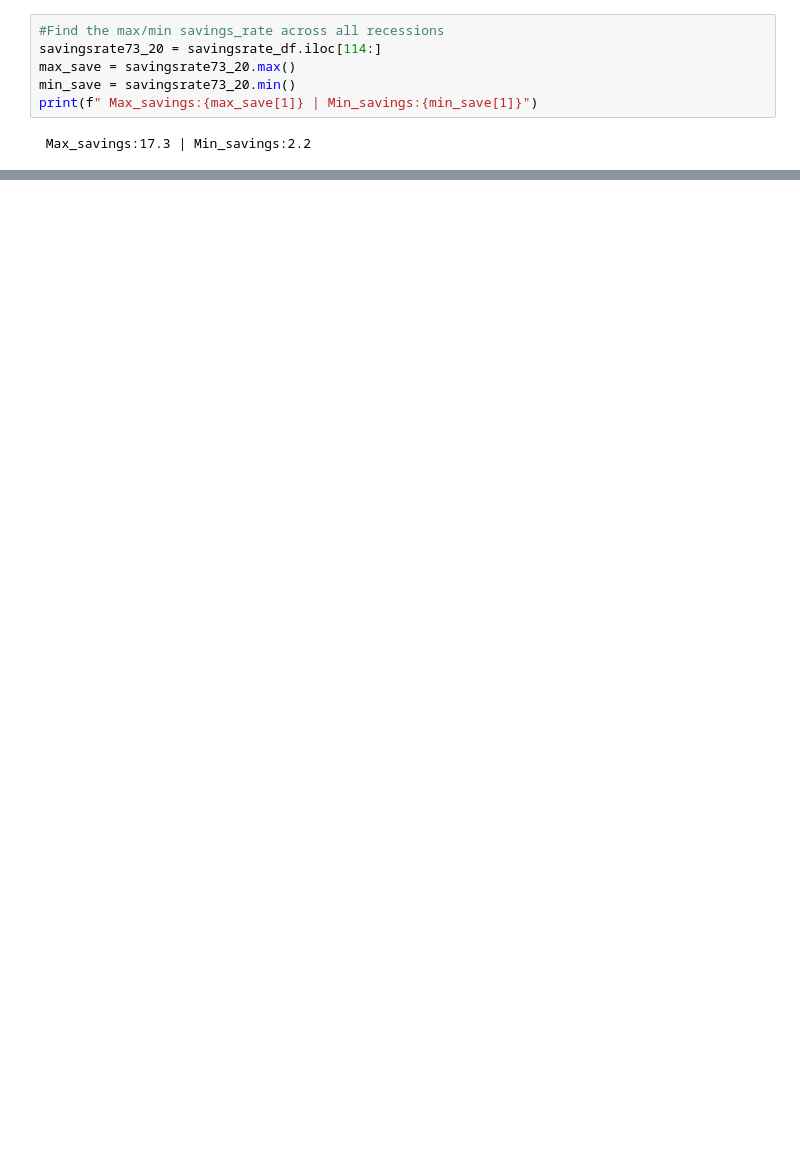
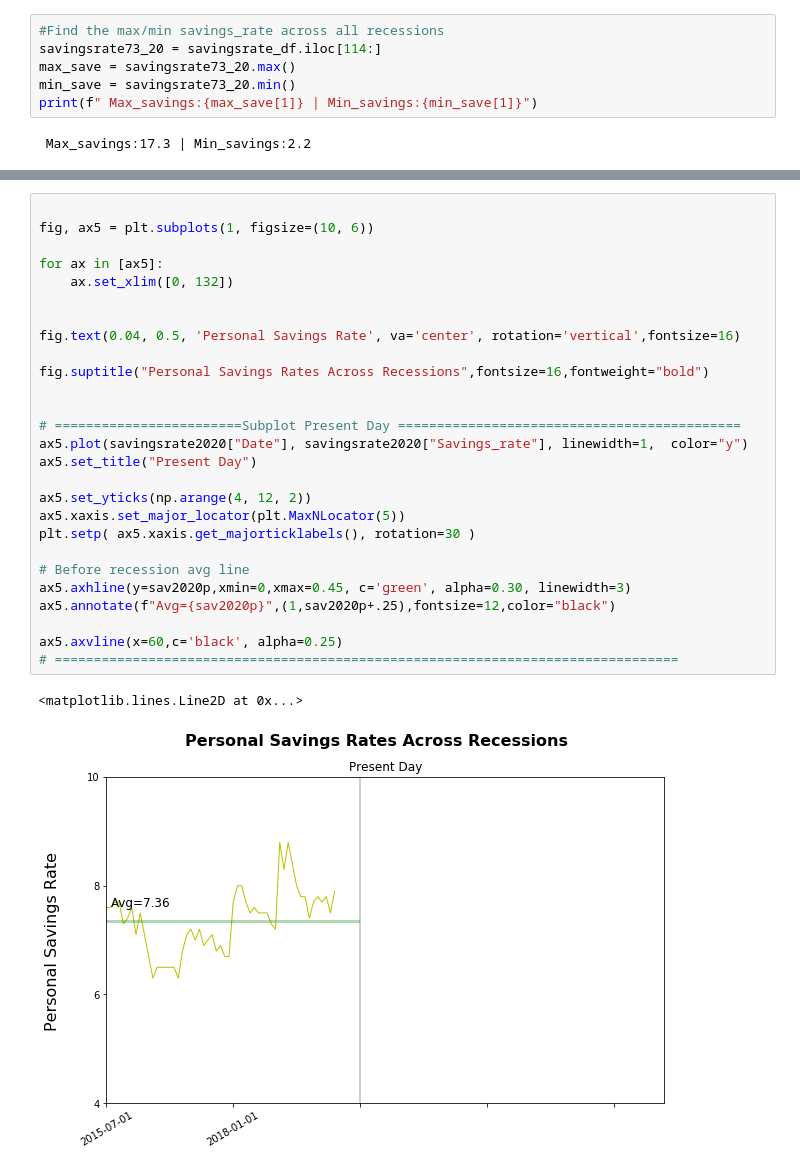
Before and after one commit to gfisher4545/Unemployment_Project, a Jupyter notebook: Untitled.ipynb, the cells around one changed output, grey strips where cells are left out. Cells and saved outputs as stored; diff of their text form; blank space fills up the shorter version.

```diff
--- a/Untitled.ipynb
+++ b/Untitled.ipynb
@@ -186 +215,31 @@ plt.savefig("Savings_rates.png")
 <Figure size 432x288 with 0 Axes>
+# %%
+
+fig, ax5 = plt.subplots(1, figsize=(10, 6))
+
+for ax in [ax5]:
+    ax.set_xlim([0, 132])
+
+
+fig.text(0.04, 0.5, 'Personal Savings Rate', va='center', rotation='vertical',fontsize=16)
+
+fig.suptitle("Personal Savings Rates Across Recessions",fontsize=16,fontweight="bold")
+
+
+# ========================Subplot Present Day ============================================
+ax5.plot(savingsrate2020["Date"], savingsrate2020["Savings_rate"], linewidth=1,  color="y")
+ax5.set_title("Present Day")
+
+ax5.set_yticks(np.arange(4, 12, 2))
+ax5.xaxis.set_major_locator(plt.MaxNLocator(5))
+plt.setp( ax5.xaxis.get_majorticklabels(), rotation=30 )
+
+# Before recession avg line
+ax5.axhline(y=sav2020p,xmin=0,xmax=0.45, c='green', alpha=0.30, linewidth=3)
+ax5.annotate(f"Avg={sav2020p}",(1,sav2020p+.25),fontsize=12,color="black")
+
+ax5.axvline(x=60,c='black', alpha=0.25)
+# ================================================================================
+# %% [output]
+<matplotlib.lines.Line2D at 0x...>
+[figure, added]
```
Also changed, not shown: parts of 16 cells of this notebook.
